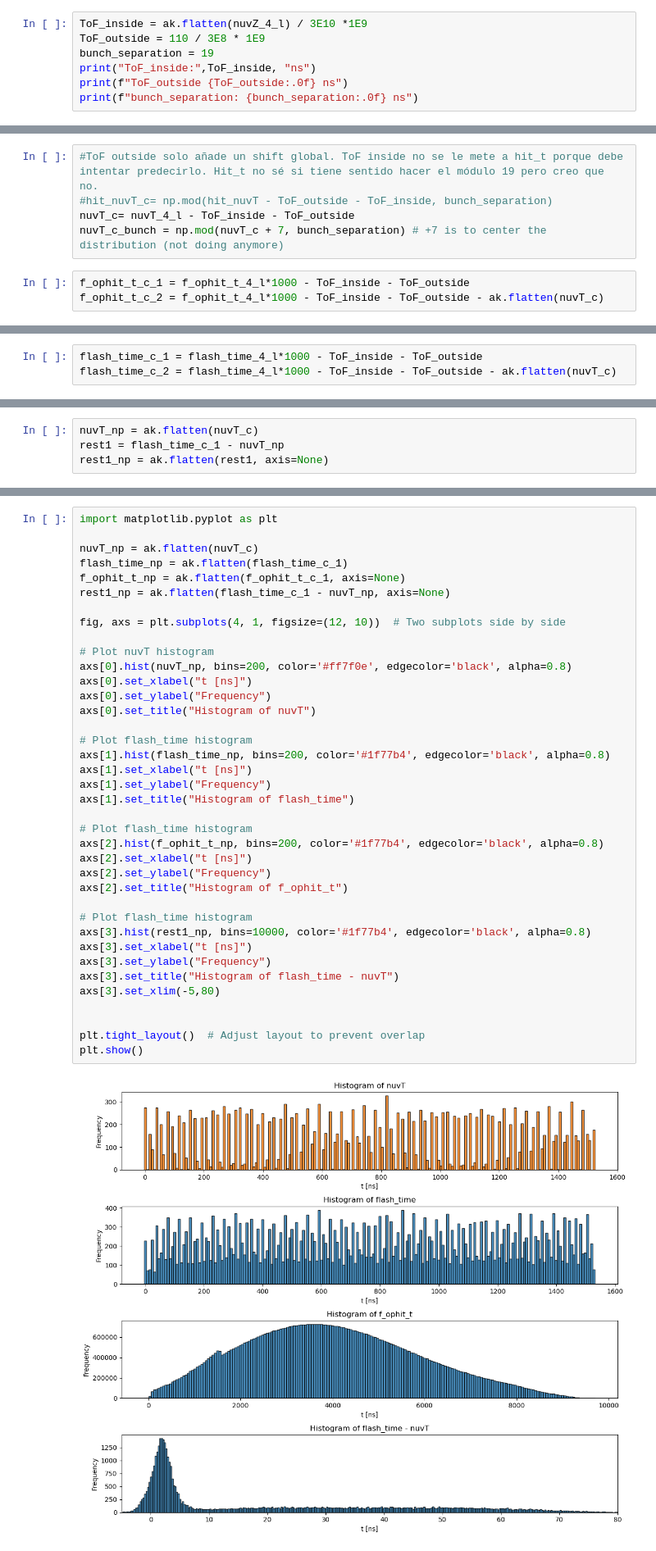
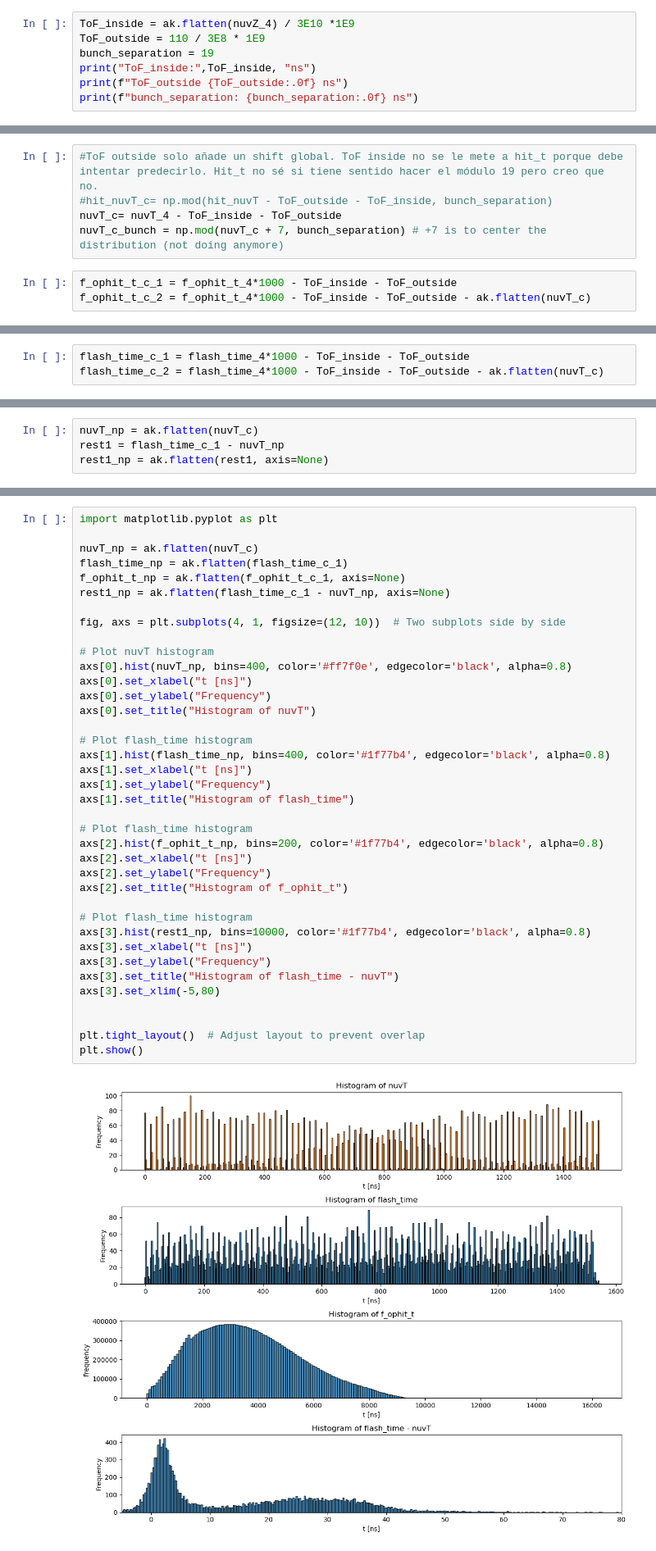
Before and after one commit to CIEMAT-Neutrino/AI_nuvT, a Jupyter notebook: 1_Preprocessing_&_2_PE_time_matrices.ipynb, the cells around one changed output, grey strips where cells are left out. Shown at 82% size. Saved outputs shown, nothing was run; the diff lists cells and outputs as text.

```diff
--- a/1_Preprocessing_&_2_PE_time_matrices.ipynb
+++ b/1_Preprocessing_&_2_PE_time_matrices.ipynb
@@ -491,7 +504,7 @@ print(ak.type(nuvX_4_l))
 # %% [markdown]
 **To have good time variables we need two corrections. 1- ToF from beamline origin to upstream wall of detector (110m) ~ 367 ns is the minimum that happens in the case parent hadron decays just after the beryllium target. 2- Take module 19 because we care about the relative position with respect to the max of the bunches not the absolute time in the detector window ~ 1.8us**
 # %%
-ToF_inside = ak.flatten(nuvZ_4_l) / 3E10 *1E9
+ToF_inside = ak.flatten(nuvZ_4) / 3E10 *1E9
 ToF_outside = 110 / 3E8 * 1E9
 bunch_separation = 19
 print("ToF_inside:",ToF_inside, "ns")
@@ -506,8 +519,8 @@ bunch_separation: 19 ns
 # %%
 #ToF outside solo añade un shift global. ToF inside no se le mete a hit_t porque debe intentar predecirlo. Hit_t no sé si tiene sentido hacer el módulo 19 pero creo que no.
 #hit_nuvT_c= np.mod(hit_nuvT - ToF_outside - ToF_inside, bunch_separation)
-nuvT_c= nuvT_4_l - ToF_inside - ToF_outside
+nuvT_c= nuvT_4 - ToF_inside - ToF_outside
 nuvT_c_bunch = np.mod(nuvT_c + 7, bunch_separation) # +7 is to center the distribution (not doing anymore)
 # %%
-f_ophit_t_c_1 = f_ophit_t_4_l*1000 - ToF_inside - ToF_outside
-f_ophit_t_c_2 = f_ophit_t_4_l*1000 - ToF_inside - ToF_outside - ak.flatten(nuvT_c)
+f_ophit_t_c_1 = f_ophit_t_4*1000 - ToF_inside - ToF_outside
+f_ophit_t_c_2 = f_ophit_t_4*1000 - ToF_inside - ToF_outside - ak.flatten(nuvT_c)
@@ -753,5 +879,5 @@ f_ophit_ch_first10_c_2 = f_ophit_ch_sorted_2[..., :10]  # Seleccionar los 10 pri
 # %% [markdown]
 ## Plot Flash Time - nuvT and different variables to see they are still alignated
 # %%
-flash_time_c_1 = flash_time_4_l*1000 - ToF_inside - ToF_outside
-flash_time_c_2 = flash_time_4_l*1000 - ToF_inside - ToF_outside - ak.flatten(nuvT_c)
+flash_time_c_1 = flash_time_4*1000 - ToF_inside - ToF_outside
+flash_time_c_2 = flash_time_4*1000 - ToF_inside - ToF_outside - ak.flatten(nuvT_c)
@@ -899,33 +1082,33 @@ rest1_np = ak.flatten(flash_time_c_1 - nuvT_np, axis=None)
 
 fig, axs = plt.subplots(4, 1, figsize=(12, 10))  # Two subplots side by side
 
 # Plot nuvT histogram
-axs[0].hist(nuvT_np, bins=200, color='#ff7f0e', edgecolor='black', alpha=0.8)
+axs[0].hist(nuvT_np, bins=400, color='#ff7f0e', edgecolor='black', alpha=0.8)
 axs[0].set_xlabel("t [ns]")
 axs[0].set_ylabel("Frequency")
 axs[0].set_title("Histogram of nuvT")
 
 # Plot flash_time histogram
-axs[1].hist(flash_time_np, bins=200, color='#1f77b4', edgecolor='black', alpha=0.8)
+axs[1].hist(flash_time_np, bins=400, color='#1f77b4', edgecolor='black', alpha=0.8)
 axs[1].set_xlabel("t [ns]")
 axs[1].set_ylabel("Frequency")
 axs[1].set_title("Histogram of flash_time")
 
 # Plot flash_time histogram
 axs[2].hist(f_ophit_t_np, bins=200, color='#1f77b4', edgecolor='black', alpha=0.8)
 axs[2].set_xlabel("t [ns]")
 axs[2].set_ylabel("Frequency")
 axs[2].set_title("Histogram of f_ophit_t")
 
 # Plot flash_time histogram
 axs[3].hist(rest1_np, bins=10000, color='#1f77b4', edgecolor='black', alpha=0.8)
 axs[3].set_xlabel("t [ns]")
 axs[3].set_ylabel("Frequency")
 axs[3].set_title("Histogram of flash_time - nuvT")
 axs[3].set_xlim(-5,80)
 
 
 plt.tight_layout()  # Adjust layout to prevent overlap
 plt.show()
 # %% [output]
-[figure, old version]
+[figure, new version]
```
Also changed, not shown: parts of 49 cells of this notebook, 8 other files.
